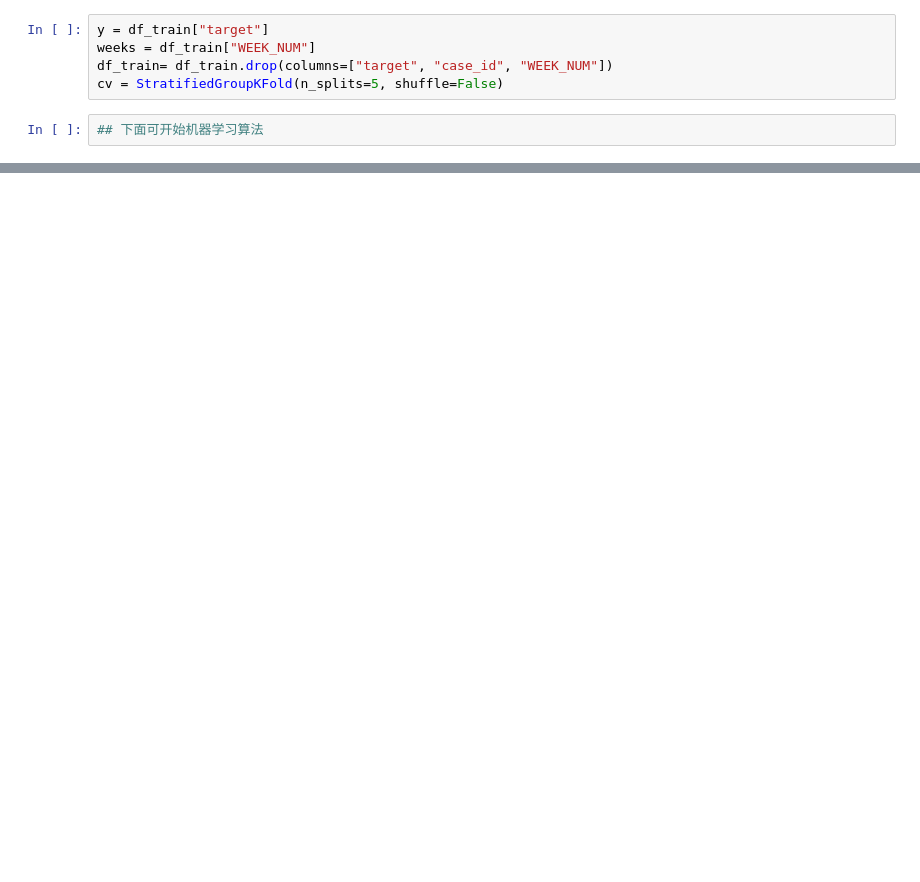
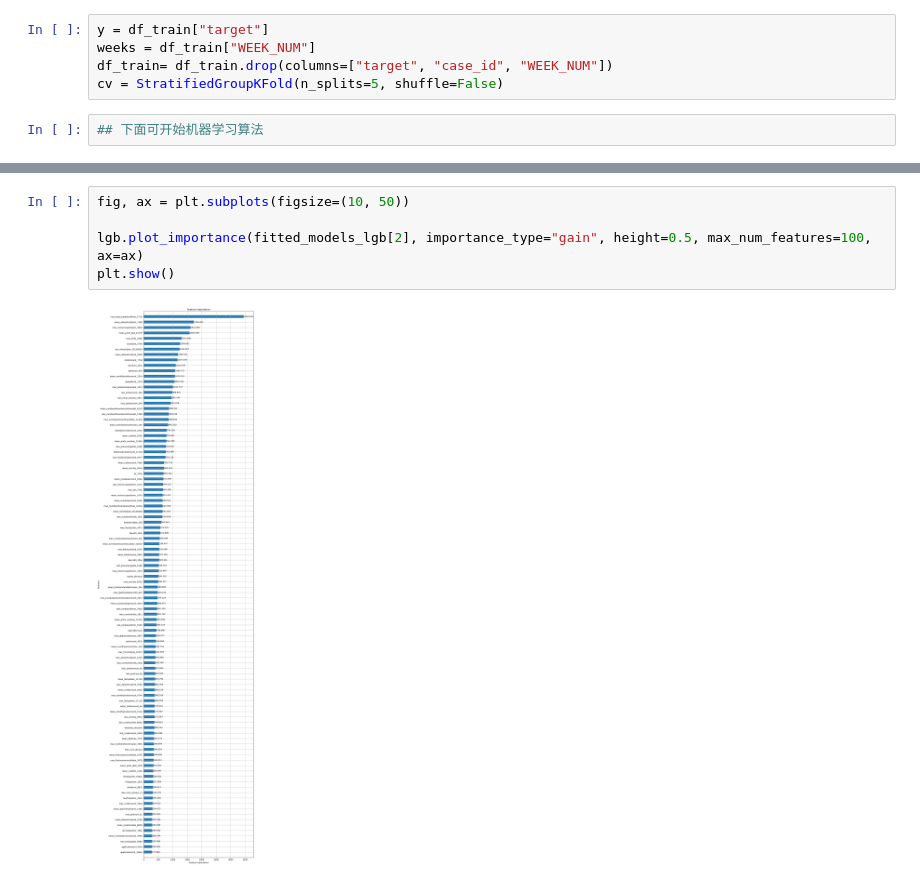
Before and after one commit to VivianGuo0/Kaggle_Credit-Risk, a Jupyter notebook: Data_Preprocessing.ipynb, the cells around one changed output, grey strips where cells are left out. Saved outputs shown, nothing was run; the diff lists cells and outputs as text; blank space fills up the shorter version.

```diff
--- a/Data_Preprocessing.ipynb
+++ b/Data_Preprocessing.ipynb
@@ -427,0 +579,7 @@ cv = StratifiedGroupKFold(n_splits=5, shuffle=False)
+# %%
+fig, ax = plt.subplots(figsize=(10, 50))
+
+lgb.plot_importance(fitted_models_lgb[2], importance_type="gain", height=0.5, max_num_features=100, ax=ax)
+plt.show()
+# %% [output]
+[figure, added]
```
Also changed, not shown: parts of 8 cells of this notebook.
